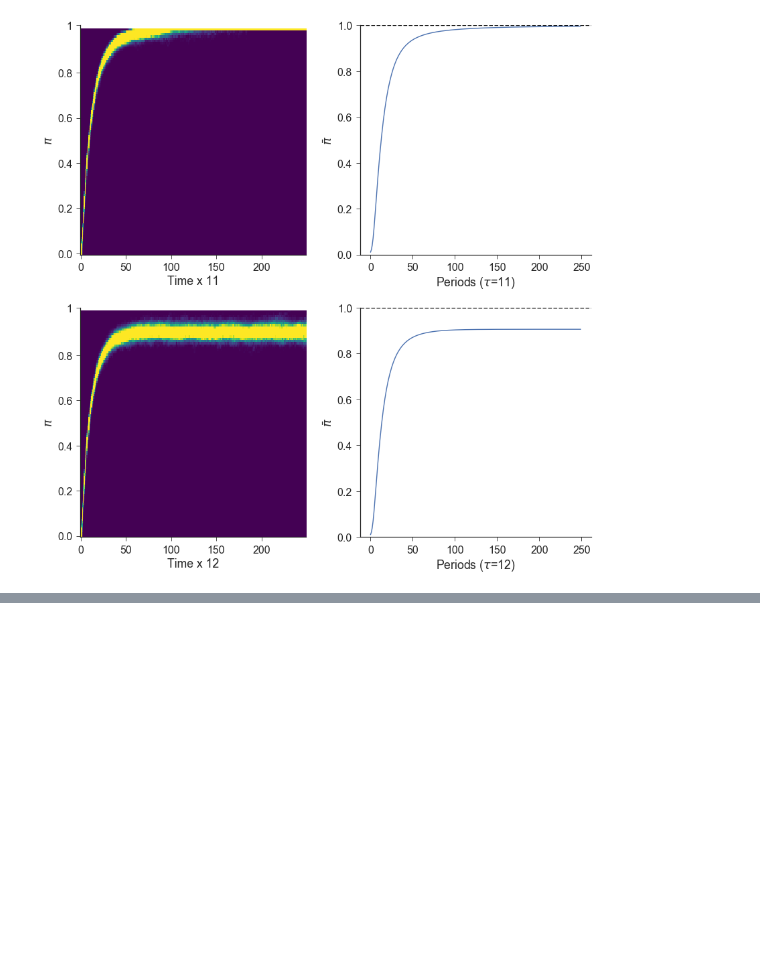
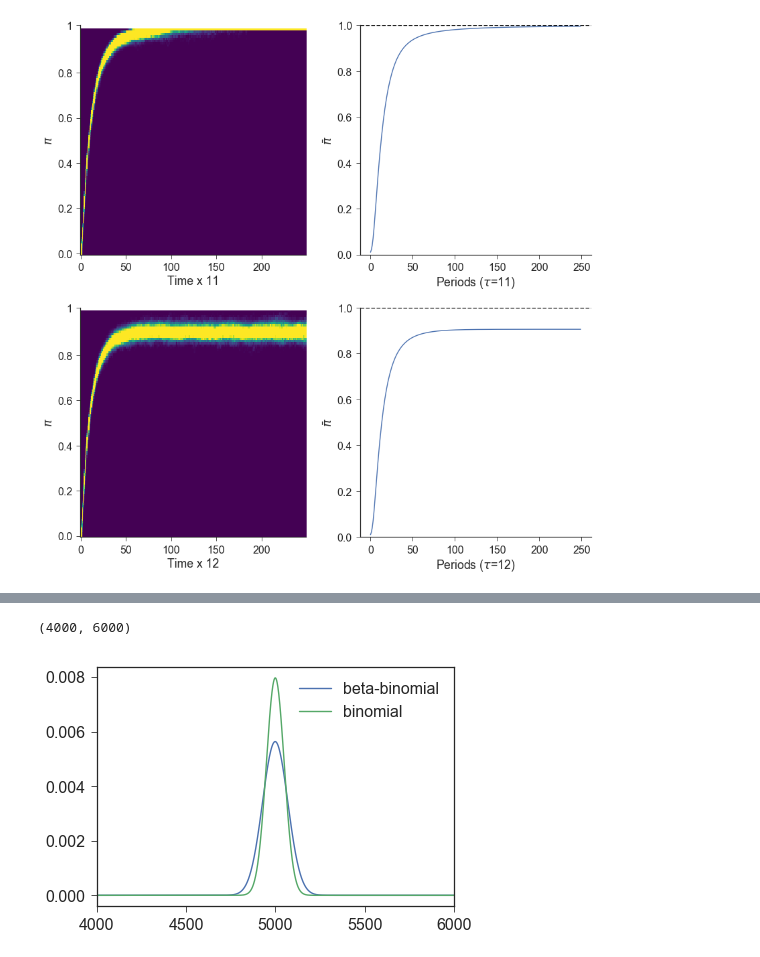
Before and after one commit to yoavram/Milpitas, a Jupyter notebook: notebooks/recurrence.ipynb, the cells around one changed output, grey strips where cells are left out. Saved outputs shown, nothing was run; the diff lists cells and outputs as text; code cells hidden in the pictures; blank space fills up the shorter version.

```diff
--- a/notebooks/recurrence.ipynb
+++ b/notebooks/recurrence.ipynb
@@ -579,0 +632,7 @@ False
+# %%
+from scipy.special import gammaln
+import scipy.stats
+
+def beta_binomial_pmf(k, n, α, β):
+    return np.exp(gammaln(n+1) + gammaln(k+α) + gammaln(n-k+β) + gammaln(α+β) -
+           (gammaln(k+1) + gammaln(n-k+1) + gammaln(α) + gammaln(β) + gammaln(n+α+β)))
@@ -579,0 +648,10 @@ False
+# %%
+k = np.arange(N, dtype=int)
+fig, ax = plt.subplots(1, 1, sharex=True, sharey=False)
+ax.plot(beta_binomial_pmf(k, k.max(), k.max()//2, k.max() - k.max()//2), label='beta-binomial')
+ax.plot(scipy.stats.binom(k.max(), 0.5).pmf(k), label='binomial')
+ax.legend()
+ax.set_xlim(4*N//10, 6*N//10)
+# %% [output]
+(4000, 6000)
+[figure, added]
```
Also changed, not shown: parts of 6 cells of this notebook.
